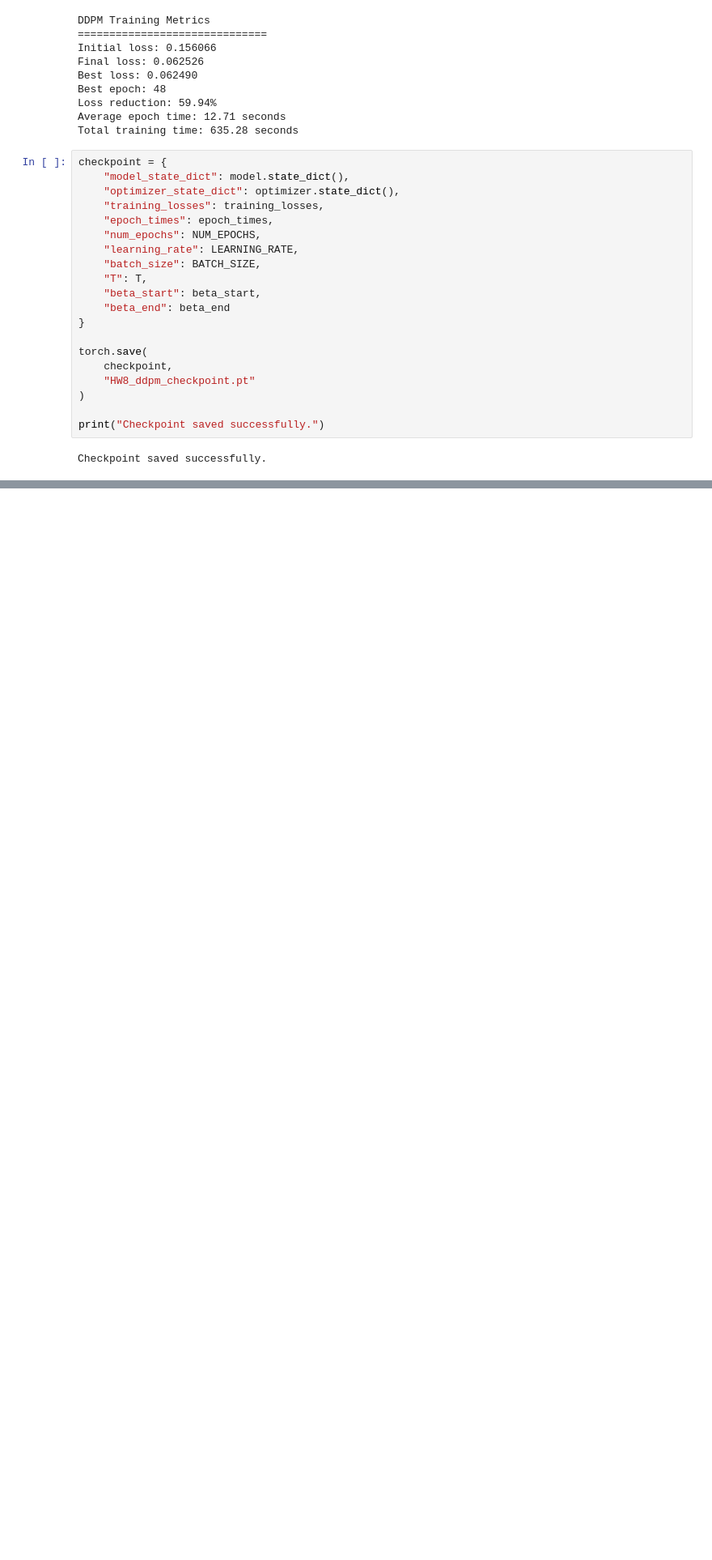
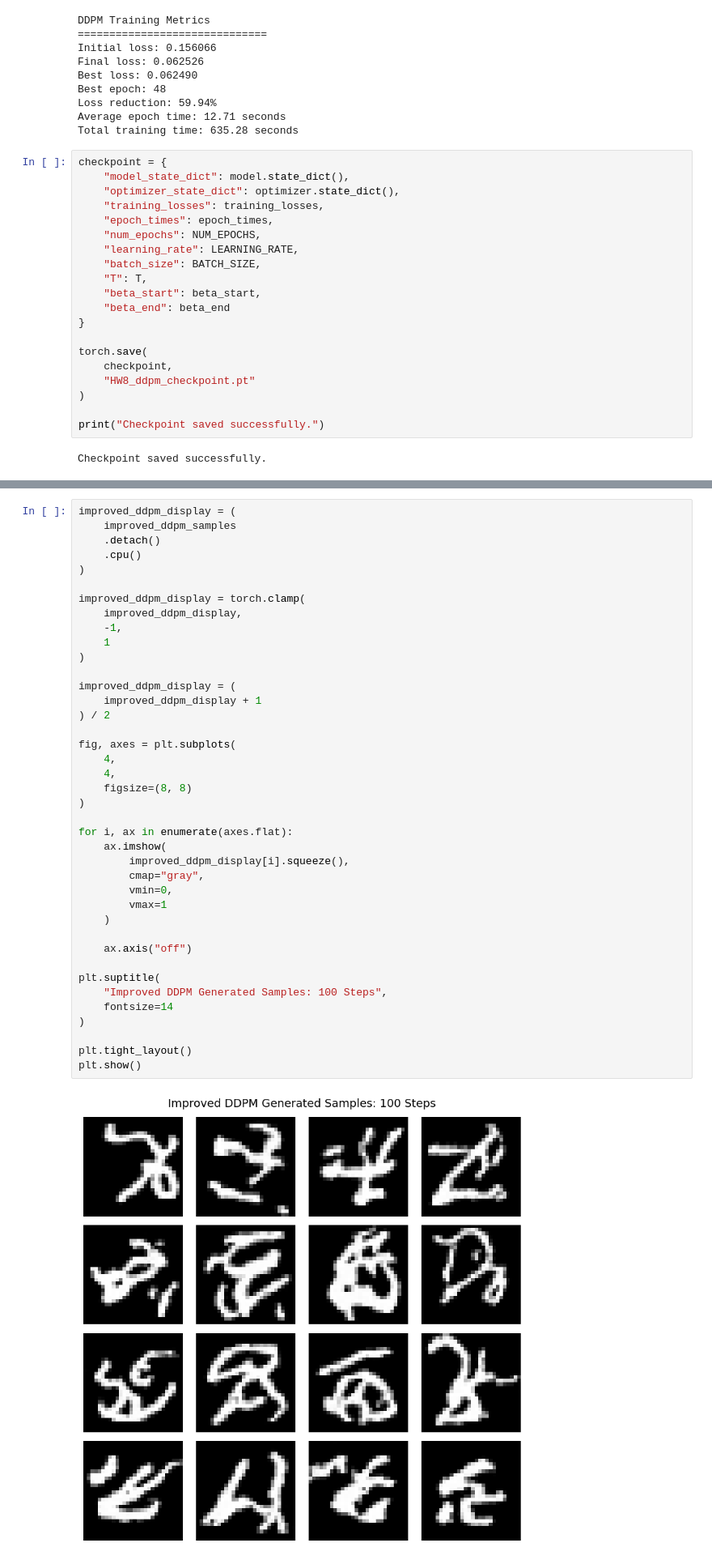
Before and after one commit to DrashtiShah23/data266-2046, a Jupyter notebook: hw8/Hw8.ipynb, the cells around one changed output, grey strips where cells are left out. Shown at 81% size. Saved outputs shown, nothing was run; the diff lists cells and outputs as text; blank space fills up the shorter version.

```diff
--- a/hw8/Hw8.ipynb
+++ b/hw8/Hw8.ipynb
@@ -555,0 +1065,42 @@ Checkpoint saved successfully.
+# %%
+improved_ddpm_display = (
+    improved_ddpm_samples
+    .detach()
+    .cpu()
+)
+
+improved_ddpm_display = torch.clamp(
+    improved_ddpm_display,
+    -1,
+    1
+)
+
+improved_ddpm_display = (
+    improved_ddpm_display + 1
+) / 2
+
+fig, axes = plt.subplots(
+    4,
+    4,
+    figsize=(8, 8)
+)
+
+for i, ax in enumerate(axes.flat):
+    ax.imshow(
+        improved_ddpm_display[i].squeeze(),
+        cmap="gray",
+        vmin=0,
+        vmax=1
+    )
+
+    ax.axis("off")
+
+plt.suptitle(
+    "Improved DDPM Generated Samples: 100 Steps",
+    fontsize=14
+)
+
+plt.tight_layout()
+plt.show()
+# %% [output]
+[figure, added]
```
Also changed, not shown: parts of 18 cells of this notebook.
